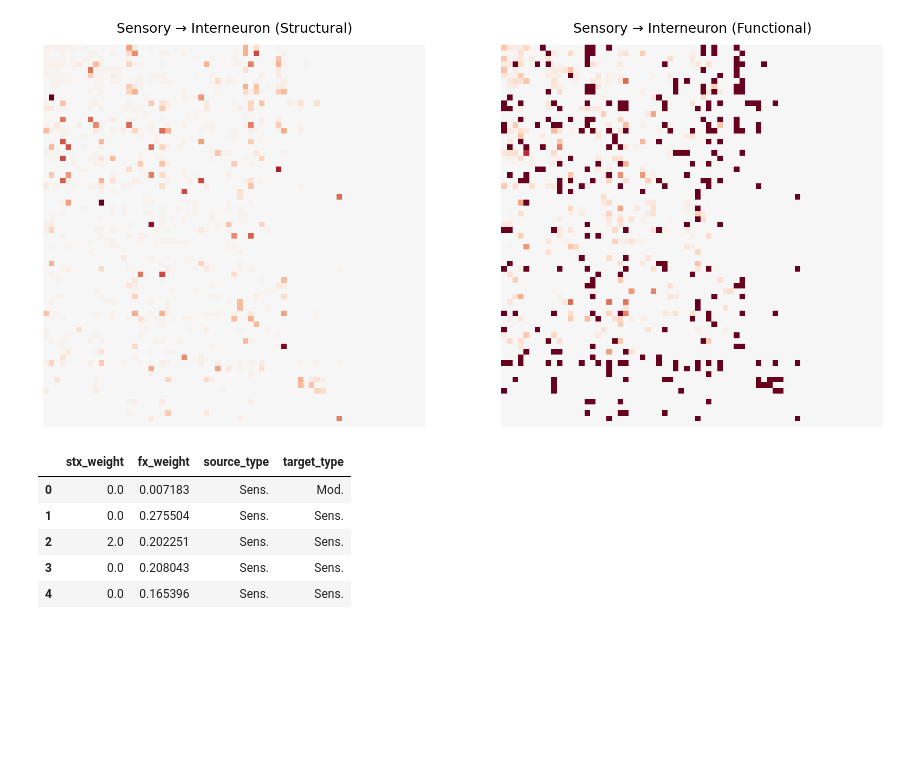
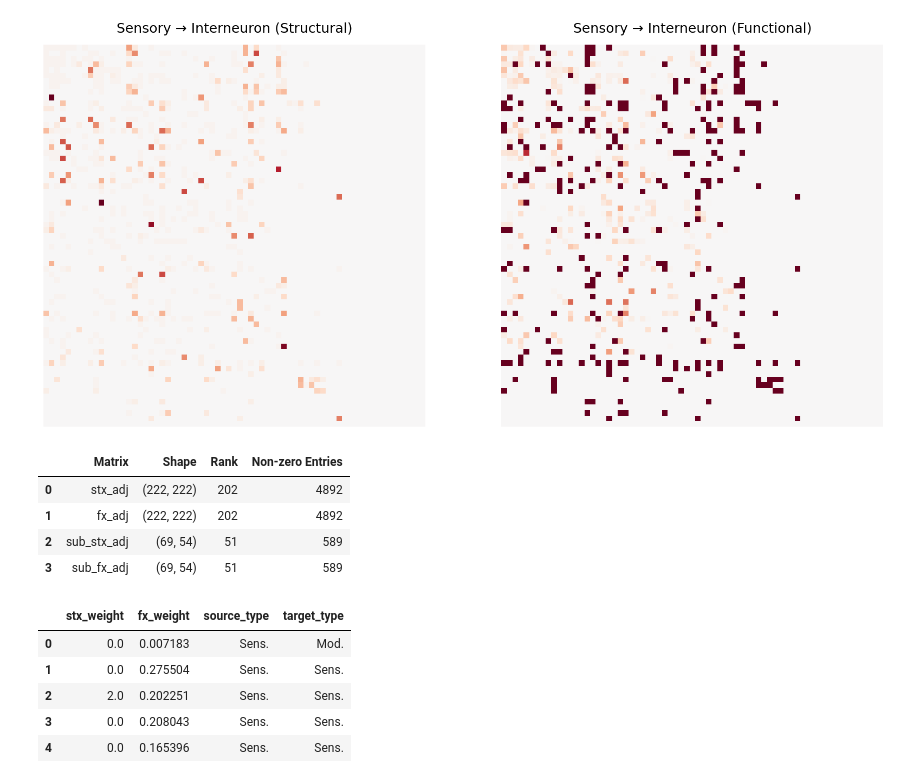
Before and after one commit to Shavit-Lab/celegans_connectome_analysis, a Jupyter notebook: networks.ipynb, the cells around one changed output. Saved outputs shown, nothing was run; the diff lists cells and outputs as text; code cells hidden in the pictures; blank space fills up the shorter version.

```diff
--- a/networks.ipynb
+++ b/networks.ipynb
@@ -167,6 +168,19 @@ gl.plot.heatmap(padded_sub_fx_adj, title="Sensory → Interneuron (Functional)",
 plt.show()
 # %% [output]
 [figure]
+# %%
+matrices = {'stx_adj': stx_adj, 'fx_adj': fx_adj, 'sub_stx_adj': sub_stx_adj, 'sub_fx_adj': sub_fx_adj}
+matrix_db = pd.DataFrame(columns=['Matrix', 'Shape', 'Rank', 'Non-zero Entries'])
+for matrix_name, matrix in matrices.items():
+    matrix_db.loc[len(matrix_db)] = [matrix_name, matrix.shape, np.linalg.matrix_rank(matrix), np.count_nonzero(matrix)]
+
+matrix_db.head()
+# %% [output]
+|  | Matrix | Shape | Rank | Non-zero Entries |
+| 0 | stx_adj | (222, 222) | 202 | 4892 |
+| 1 | fx_adj | (222, 222) | 202 | 4892 |
+| 2 | sub_stx_adj | (69, 54) | 51 | 589 |
+| 3 | sub_fx_adj | (69, 54) | 51 | 589 |
 # %%
 # compute correlation between stx_weight and fx_weight
 weights = pd.DataFrame(columns=['stx_weight', 'fx_weight', 'source_type', 'target_type'])
```
Also changed, not shown: parts of 5 cells of this notebook.
